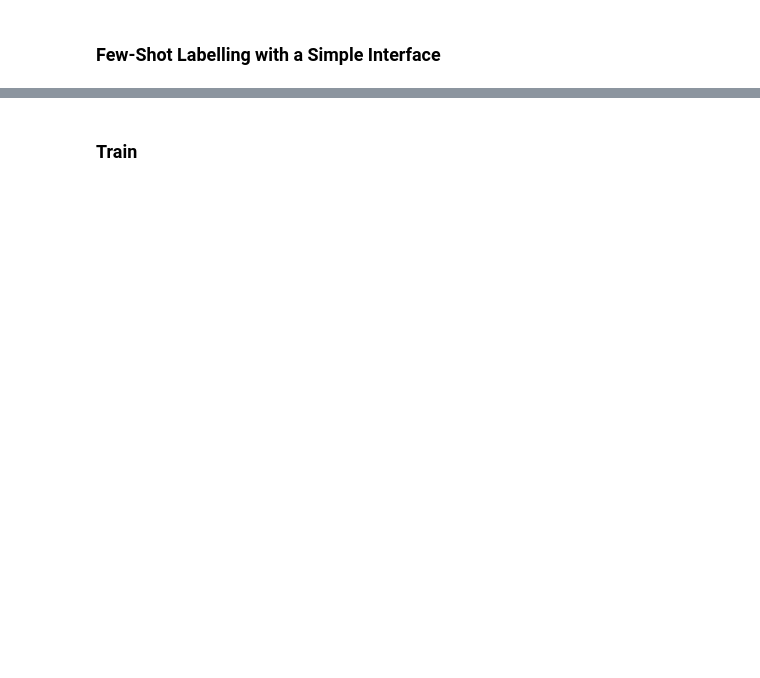
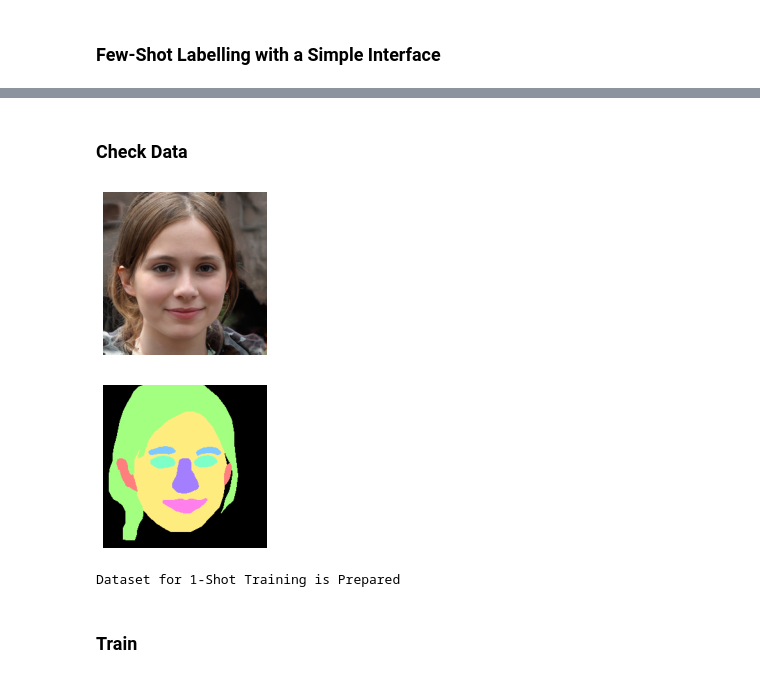
Before and after one commit to bryandlee/repurpose-gan, a Jupyter notebook: few_shot_segmentation.ipynb, the cells around one changed output, grey strips where cells are left out. Drawn from its saved outputs; the diff is of its cells as text; code cells hidden in the pictures; blank space fills up the shorter version.

```diff
--- a/few_shot_segmentation.ipynb
+++ b/few_shot_segmentation.ipynb
@@ -328,3 +331,27 @@ labeller = Labeller(imgs_gen, classes)
+# %% [markdown]
+### Check Data
+# %%
+labels = labeller.get_labels()
+
+imshow(tensor2image(horizontal_concat(imgs_gen)), size=imshow_size*n_samples)
+imshow(np.concatenate([labeller.get_visualized_label(l) for l in labels], axis=1), size=imshow_size*n_samples)
+
+@torch.no_grad()
+def concat_features(features):
+    h = max([f.shape[-2] for f in features])
+    w = max([f.shape[-1] for f in features])
+    return torch.cat([torch.nn.functional.interpolate(f, (h,w), mode='nearest') for f in features], dim=1)
+
+data = dict(
+    latents=latent.cpu(),
+    features=concat_features(features).cpu(),
+    labels=torch.tensor(labels).long(),
+)
+print(f'Dataset for {n_samples}-Shot Training is Prepared')
+# %% [output]
+[figure, added]
+[figure, added]
+Dataset for 1-Shot Training is Prepared
 # %% [markdown]
 ### Train
 # %%
```
Also changed, not shown: parts of 6 cells of this notebook, 1 other file.
